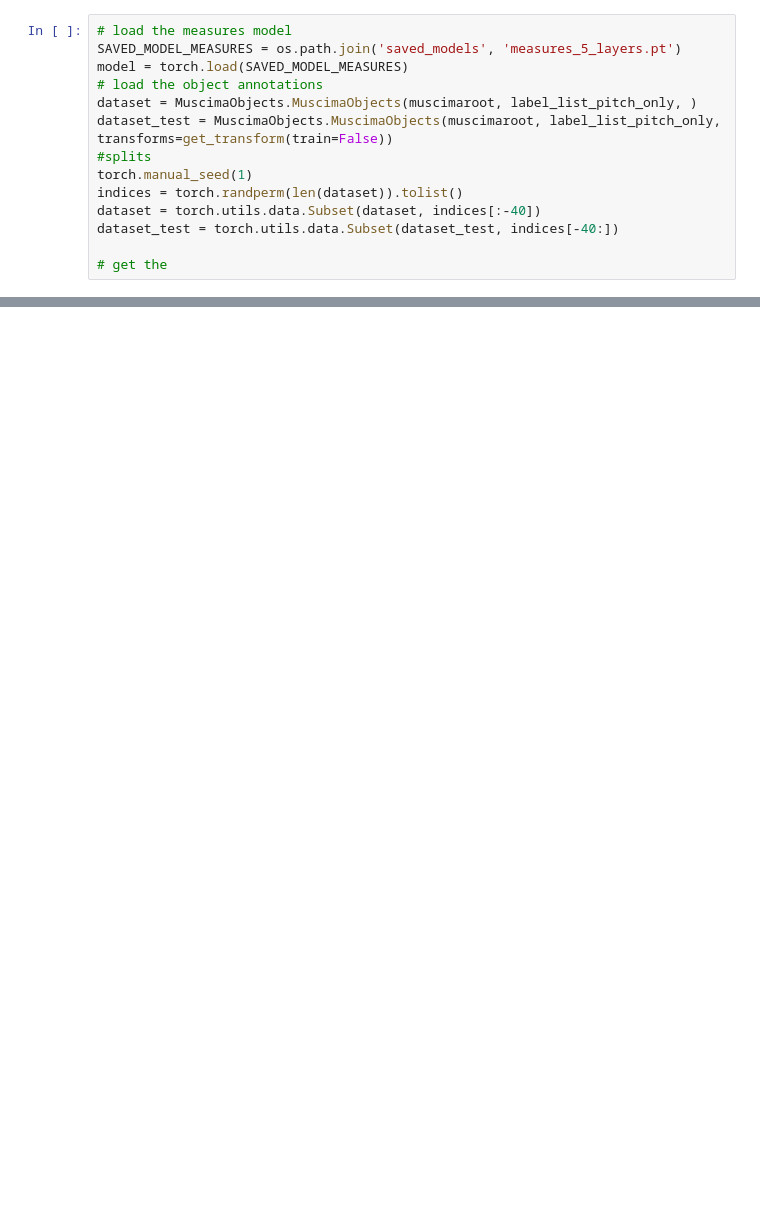
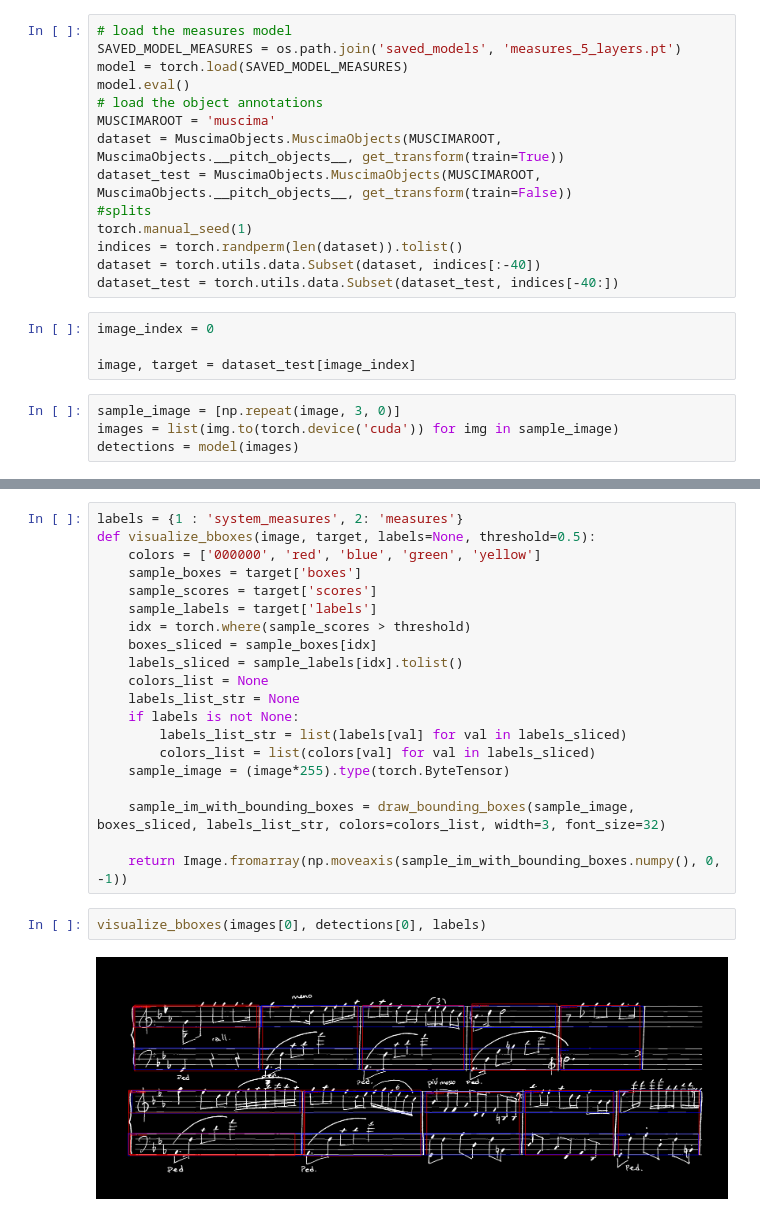
Before and after one commit to cakarsubasi/omrtorch, a Jupyter notebook: Week_9_semantic_extraction.ipynb, the cells around one changed output, grey strips where cells are left out. Saved outputs shown, nothing was run; the diff lists cells and outputs as text; blank space fills up the shorter version.

```diff
--- a/Week_9_semantic_extraction.ipynb
+++ b/Week_9_semantic_extraction.ipynb
@@ -17,13 +15,21 @@ torch.cuda.get_device_name()
 # load the measures model
 SAVED_MODEL_MEASURES = os.path.join('saved_models', 'measures_5_layers.pt')
 model = torch.load(SAVED_MODEL_MEASURES)
+model.eval()
 # load the object annotations
-dataset = MuscimaObjects.MuscimaObjects(muscimaroot, label_list_pitch_only, )
-dataset_test = MuscimaObjects.MuscimaObjects(muscimaroot, label_list_pitch_only, transforms=get_transform(train=False))
+MUSCIMAROOT = 'muscima'
+dataset = MuscimaObjects.MuscimaObjects(MUSCIMAROOT, MuscimaObjects.__pitch_objects__, get_transform(train=True))
+dataset_test = MuscimaObjects.MuscimaObjects(MUSCIMAROOT, MuscimaObjects.__pitch_objects__, get_transform(train=False))
 #splits
 torch.manual_seed(1)
 indices = torch.randperm(len(dataset)).tolist()
 dataset = torch.utils.data.Subset(dataset, indices[:-40])
 dataset_test = torch.utils.data.Subset(dataset_test, indices[-40:])
-
-# get the
+# %%
+image_index = 0
+
+image, target = dataset_test[image_index]
+# %%
+sample_image = [np.repeat(image, 3, 0)]
+images = list(img.to(torch.device('cuda')) for img in sample_image)
+detections = model(images)
@@ -29,0 +40,24 @@ dataset_test = torch.utils.data.Subset(dataset_test, indices[-40:])
+# %%
+labels = {1 : 'system_measures', 2: 'measures'}
+def visualize_bboxes(image, target, labels=None, threshold=0.5):
+    colors = ['000000', 'red', 'blue', 'green', 'yellow']
+    sample_boxes = target['boxes']
+    sample_scores = target['scores']
+    sample_labels = target['labels']
+    idx = torch.where(sample_scores > threshold)
+    boxes_sliced = sample_boxes[idx]
+    labels_sliced = sample_labels[idx].tolist()
+    colors_list = None
+    labels_list_str = None
+    if labels is not None:
+        labels_list_str = list(labels[val] for val in labels_sliced)
+        colors_list = list(colors[val] for val in labels_sliced)
+    sample_image = (image*255).type(torch.ByteTensor)
+
+    sample_im_with_bounding_boxes = draw_bounding_boxes(sample_image, boxes_sliced, labels_list_str, colors=colors_list, width=3, font_size=32)
+
+    return Image.fromarray(np.moveaxis(sample_im_with_bounding_boxes.numpy(), 0, -1))
+# %%
+visualize_bboxes(images[0], detections[0], labels)
+# %% [output]
+[figure, added]
```
Also changed, not shown: parts of 17 cells of this notebook, 3 other files.
